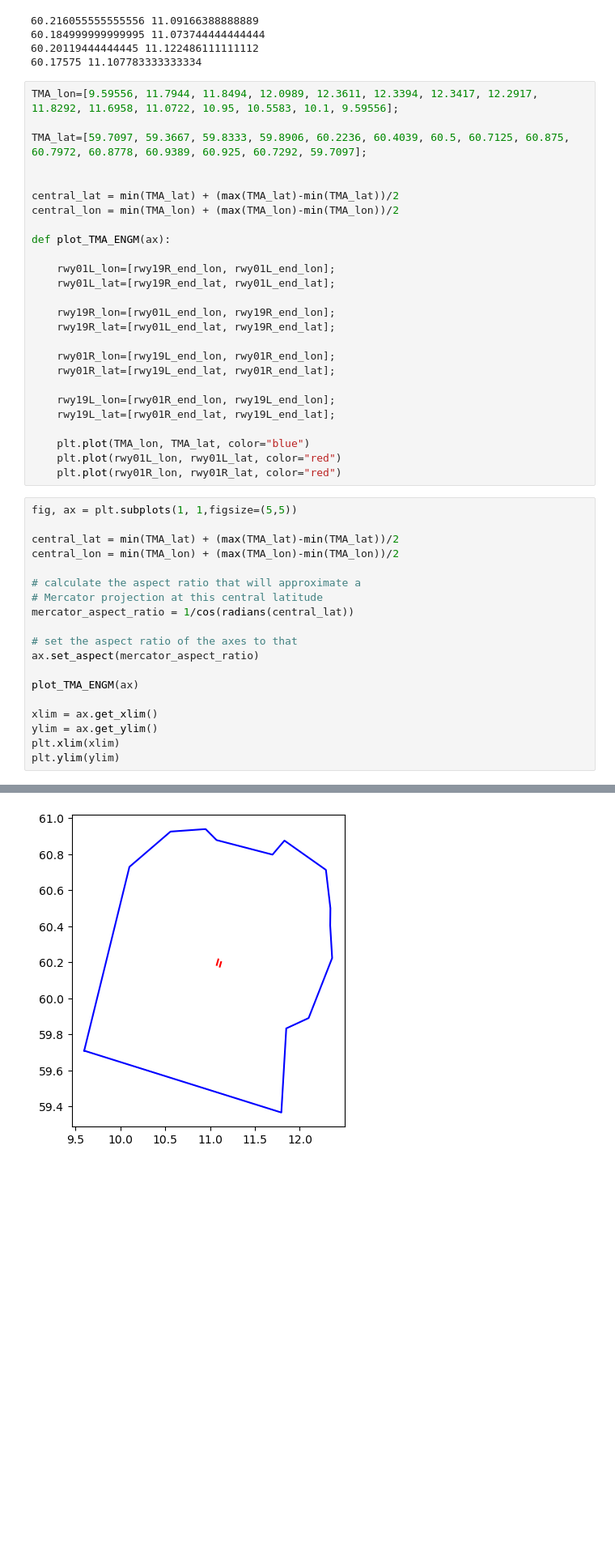
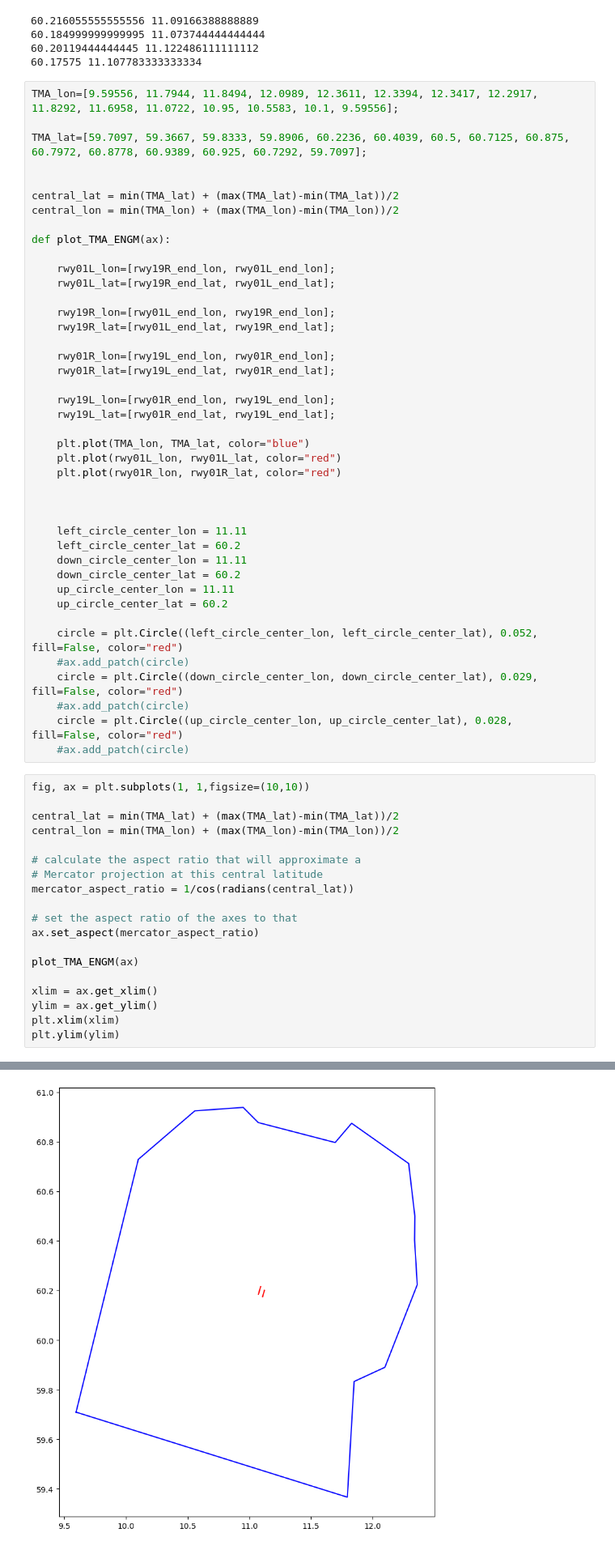
Before and after one commit to anlemett/ATM_seminar_2023, a Jupyter notebook: Jupyter/ENGM_50NM_vertical_and_horizontal_profiles.ipynb, the cells around one changed output, grey strips where cells are left out. Shown at 81% size. Saved outputs shown, nothing was run; the diff lists cells and outputs as text; blank space fills up the shorter version.

```diff
--- a/Jupyter/ENGM_50NM_vertical_and_horizontal_profiles.ipynb
+++ b/Jupyter/ENGM_50NM_vertical_and_horizontal_profiles.ipynb
@@ -83,28 +83,44 @@ def plot_TMA_ENGM(ax):
     plt.plot(TMA_lon, TMA_lat, color="blue")
     plt.plot(rwy01L_lon, rwy01L_lat, color="red")
     plt.plot(rwy01R_lon, rwy01R_lat, color="red")
+
+
+
+    left_circle_center_lon = 11.11
+    left_circle_center_lat = 60.2
+    down_circle_center_lon = 11.11
+    down_circle_center_lat = 60.2
+    up_circle_center_lon = 11.11
+    up_circle_center_lat = 60.2
+
+    circle = plt.Circle((left_circle_center_lon, left_circle_center_lat), 0.052, fill=False, color="red")
+    #ax.add_patch(circle)
+    circle = plt.Circle((down_circle_center_lon, down_circle_center_lat), 0.029, fill=False, color="red")
+    #ax.add_patch(circle)
+    circle = plt.Circle((up_circle_center_lon, up_circle_center_lat), 0.028, fill=False, color="red")
+    #ax.add_patch(circle)
 # %%
-fig, ax = plt.subplots(1, 1,figsize=(5,5))
+fig, ax = plt.subplots(1, 1,figsize=(10,10))
 
 central_lat = min(TMA_lat) + (max(TMA_lat)-min(TMA_lat))/2
 central_lon = min(TMA_lon) + (max(TMA_lon)-min(TMA_lon))/2
 
 # calculate the aspect ratio that will approximate a
 # Mercator projection at this central latitude
 mercator_aspect_ratio = 1/cos(radians(central_lat))
 
 # set the aspect ratio of the axes to that
 ax.set_aspect(mercator_aspect_ratio)
 
 plot_TMA_ENGM(ax)
 
 xlim = ax.get_xlim()
 ylim = ax.get_ylim()
 plt.xlim(xlim)
 plt.ylim(ylim)
 # %% [output]
 (59.288090000000004, 61.017509999999994)
-[figure, old version]
+[figure, new version]
 # %%
  def plot_horizontal_profile_ENGM(df, title = ""):
 
```
Also changed, not shown: parts of 5 cells of this notebook, 4 other files.
